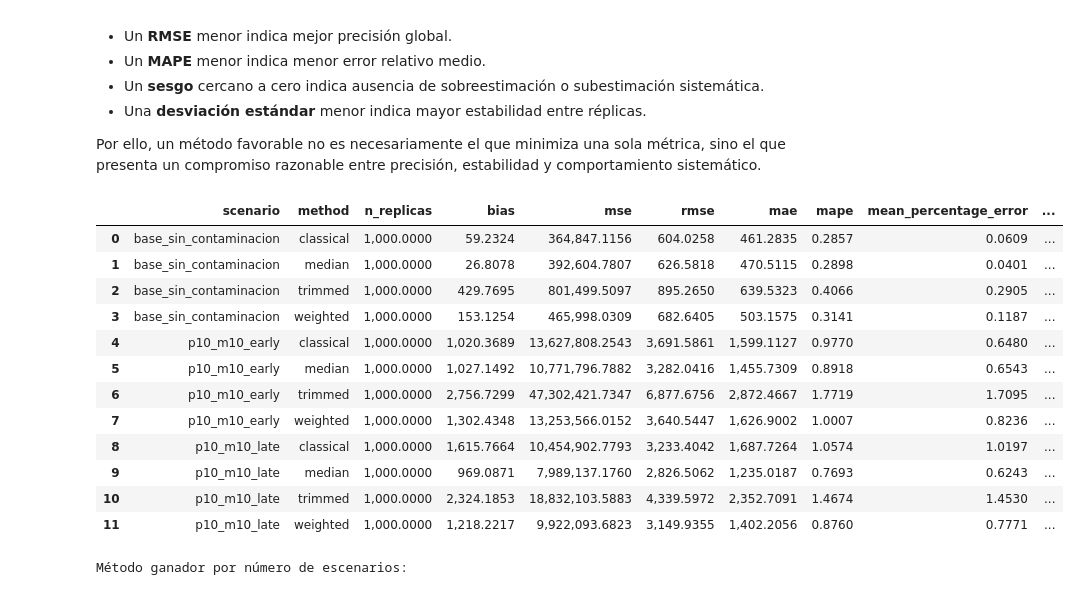
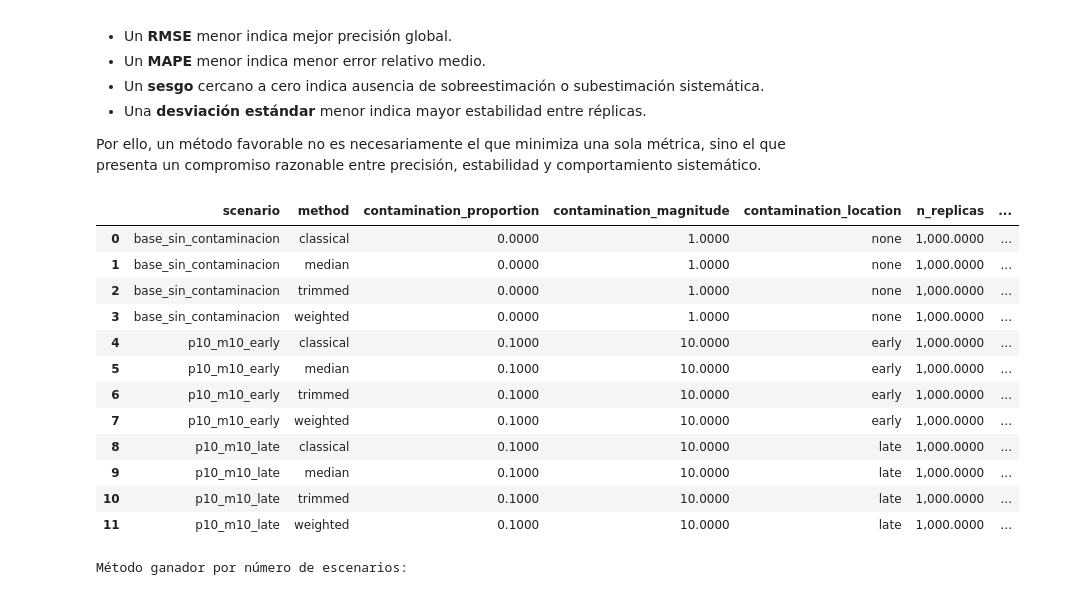
Before and after one commit to nataliazarate1/Proyecto-IBNR-R, a Jupyter notebook: notebooks/ibnr_chain_ladder_robusto.ipynb, the cells around one changed output. Drawn from its saved outputs; the diff is of its cells as text; code cells hidden in the pictures.

```diff
--- a/notebooks/ibnr_chain_ladder_robusto.ipynb
+++ b/notebooks/ibnr_chain_ladder_robusto.ipynb
@@ -405,23 +408,25 @@ $$
 
 Por ello, un método favorable no es necesariamente el que minimiza una sola métrica, sino el que presenta un compromiso razonable entre precisión, estabilidad y comportamiento sistemático.
 # %%
-# Cálculo de métricas de desempeño por método y escenario
-metrics_df = compute_method_metrics(results_df).merge(scenario_meta, on="scenario", how="left")
+# C?lculo de m?tricas de desempe?o por m?todo y escenario
+metrics_df = compute_method_metrics(results_df)
+if not {"contamination_proportion", "contamination_magnitude", "contamination_location"}.issubset(metrics_df.columns):
+    metrics_df = metrics_df.merge(scenario_meta, on="scenario", how="left")
 metrics_df.head(12)
 # %% [output]
-|  | scenario | method | n_replicas | bias | mse | rmse | mae | mape | mean_percentage_error | ... |
-| 0 | base_sin_contaminacion | classical | 1,000.0000 | 59.2324 | 364,847.1156 | 604.0258 | 461.2835 | 0.2857 | 0.0609 | ... |
-| 1 | base_sin_contaminacion | median | 1,000.0000 | 26.8078 | 392,604.7807 | 626.5818 | 470.5115 | 0.2898 | 0.0401 | ... |
-| 2 | base_sin_contaminacion | trimmed | 1,000.0000 | 429.7695 | 801,499.5097 | 895.2650 | 639.5323 | 0.4066 | 0.2905 | ... |
-| 3 | base_sin_contaminacion | weighted | 1,000.0000 | 153.1254 | 465,998.0309 | 682.6405 | 503.1575 | 0.3141 | 0.1187 | ... |
-| 4 | p10_m10_early | classical | 1,000.0000 | 1,020.3689 | 13,627,808.2543 | 3,691.5861 | 1,599.1127 | 0.9770 | 0.6480 | ... |
-| 5 | p10_m10_early | median | 1,000.0000 | 1,027.1492 | 10,771,796.7882 | 3,282.0416 | 1,455.7309 | 0.8918 | 0.6543 | ... |
-| 6 | p10_m10_early | trimmed | 1,000.0000 | 2,756.7299 | 47,302,421.7347 | 6,877.6756 | 2,872.4667 | 1.7719 | 1.7095 | ... |
-| 7 | p10_m10_early | weighted | 1,000.0000 | 1,302.4348 | 13,253,566.0152 | 3,640.5447 | 1,626.9002 | 1.0007 | 0.8236 | ... |
-| 8 | p10_m10_late | classical | 1,000.0000 | 1,615.7664 | 10,454,902.7793 | 3,233.4042 | 1,687.7264 | 1.0574 | 1.0197 | ... |
-| 9 | p10_m10_late | median | 1,000.0000 | 969.0871 | 7,989,137.1760 | 2,826.5062 | 1,235.0187 | 0.7693 | 0.6243 | ... |
-| 10 | p10_m10_late | trimmed | 1,000.0000 | 2,324.1853 | 18,832,103.5883 | 4,339.5972 | 2,352.7091 | 1.4674 | 1.4530 | ... |
-| 11 | p10_m10_late | weighted | 1,000.0000 | 1,218.2217 | 9,922,093.6823 | 3,149.9355 | 1,402.2056 | 0.8760 | 0.7771 | ... |
+|  | scenario | method | contamination_proportion | contamination_magnitude | contamination_location | n_replicas | ... |
+| 0 | base_sin_contaminacion | classical | 0.0000 | 1.0000 | none | 1,000.0000 | ... |
+| 1 | base_sin_contaminacion | median | 0.0000 | 1.0000 | none | 1,000.0000 | ... |
+| 2 | base_sin_contaminacion | trimmed | 0.0000 | 1.0000 | none | 1,000.0000 | ... |
+| 3 | base_sin_contaminacion | weighted | 0.0000 | 1.0000 | none | 1,000.0000 | ... |
+| 4 | p10_m10_early | classical | 0.1000 | 10.0000 | early | 1,000.0000 | ... |
+| 5 | p10_m10_early | median | 0.1000 | 10.0000 | early | 1,000.0000 | ... |
+| 6 | p10_m10_early | trimmed | 0.1000 | 10.0000 | early | 1,000.0000 | ... |
+| 7 | p10_m10_early | weighted | 0.1000 | 10.0000 | early | 1,000.0000 | ... |
+| 8 | p10_m10_late | classical | 0.1000 | 10.0000 | late | 1,000.0000 | ... |
+| 9 | p10_m10_late | median | 0.1000 | 10.0000 | late | 1,000.0000 | ... |
+| 10 | p10_m10_late | trimmed | 0.1000 | 10.0000 | late | 1,000.0000 | ... |
+| 11 | p10_m10_late | weighted | 0.1000 | 10.0000 | late | 1,000.0000 | ... |
 # %%
 # Ranking de métodos según RMSE y resumen global de desempeño
 ranking_df = rank_methods_within_scenario(metrics_df, metric="rmse")
```
Also changed, not shown: parts of 3 cells of this notebook, 5 other files.
